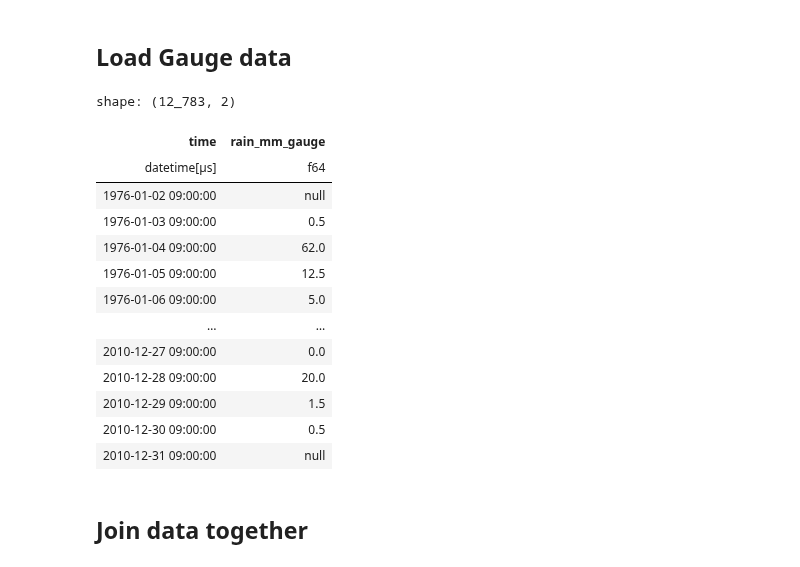
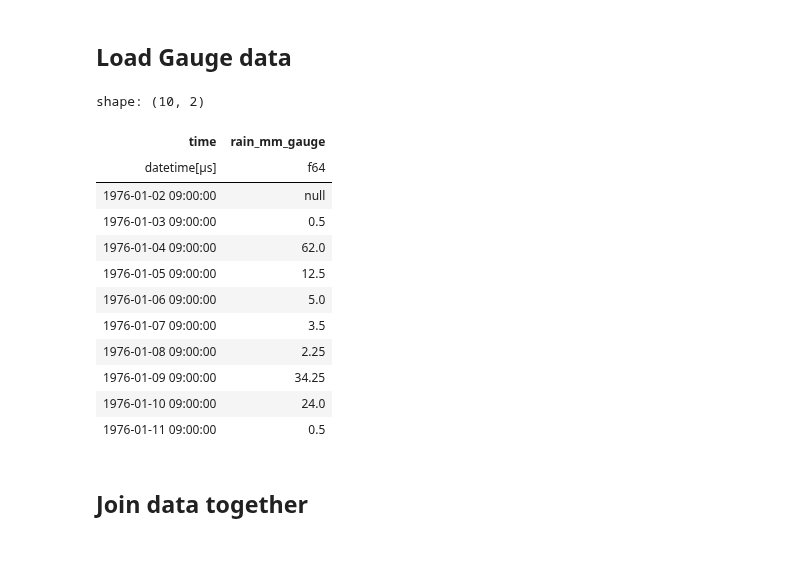
Before and after one commit to Thomasjkeel/FDRI-comparing-rainfall-data-in-upper-severn, a Jupyter notebook: notebooks/Carreg_wen_gauge_vs_grid.ipynb, the cells around one changed output. Cells and saved outputs as stored; diff of their text form; code cells hidden in the pictures.

```diff
--- a/notebooks/Carreg_wen_gauge_vs_grid.ipynb
+++ b/notebooks/Carreg_wen_gauge_vs_grid.ipynb
@@ -158,23 +158,22 @@ shape: (12_419, 3)
 # %%
 ## Load gauge data
 gauge_carreg = pl.read_csv('../gauge_data/plynlimon-jwk-2024-infilled_carreg_rf.csv', skip_rows=13,\
                           try_parse_dates=True, columns=[0, 1], new_columns=["time", f'{RAIN_COL}_gauge'])
-gauge_carreg
+gauge_carreg.head(10)
 # %% [output]
-shape: (12_783, 2)
+shape: (10, 2)
 | time | rain_mm_gauge |
 | datetime[μs] | f64 |
 | 1976-01-02 09:00:00 | null |
 | 1976-01-03 09:00:00 | 0.5 |
 | 1976-01-04 09:00:00 | 62.0 |
 | 1976-01-05 09:00:00 | 12.5 |
 | 1976-01-06 09:00:00 | 5.0 |
-| … | … |
-| 2010-12-27 09:00:00 | 0.0 |
-| 2010-12-28 09:00:00 | 20.0 |
-| 2010-12-29 09:00:00 | 1.5 |
-| 2010-12-30 09:00:00 | 0.5 |
-| 2010-12-31 09:00:00 | null |
+| 1976-01-07 09:00:00 | 3.5 |
+| 1976-01-08 09:00:00 | 2.25 |
+| 1976-01-09 09:00:00 | 34.25 |
+| 1976-01-10 09:00:00 | 24.0 |
+| 1976-01-11 09:00:00 | 0.5 |
 # %% [markdown]
 ## Join data together
 # %%
```
Also changed, not shown: 3 other files.
